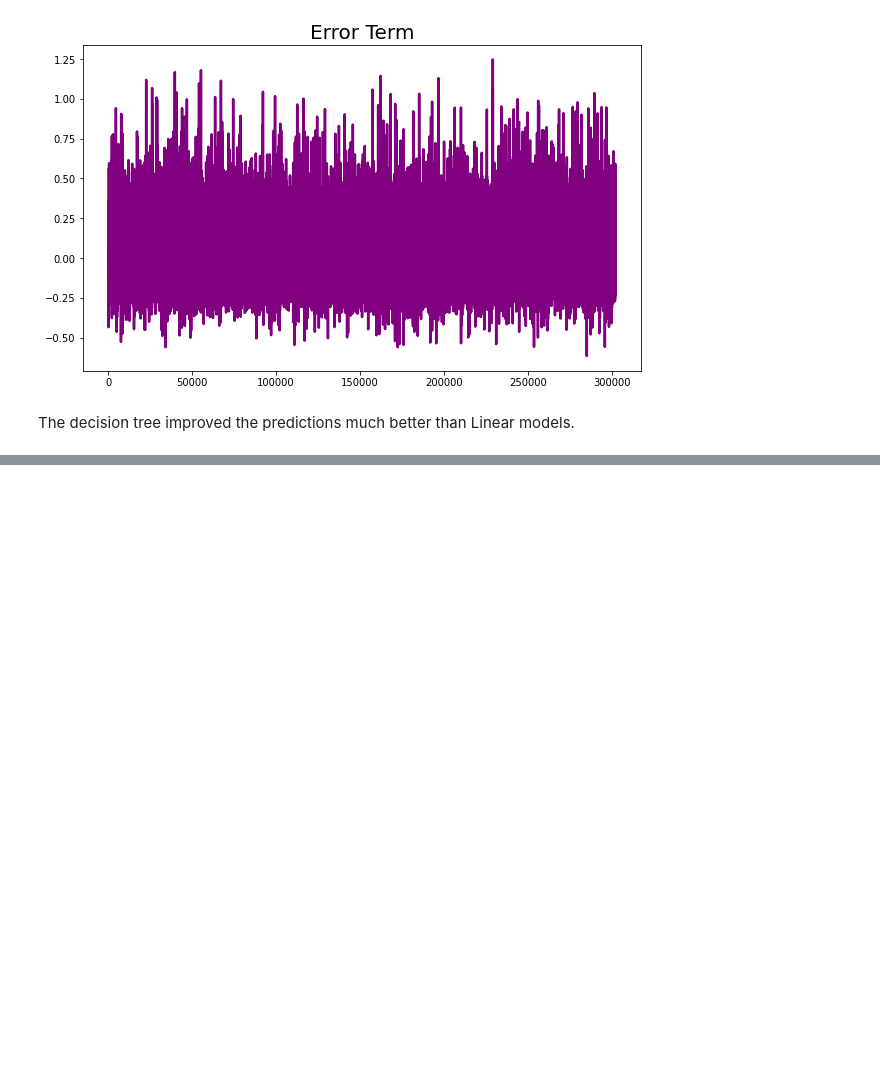
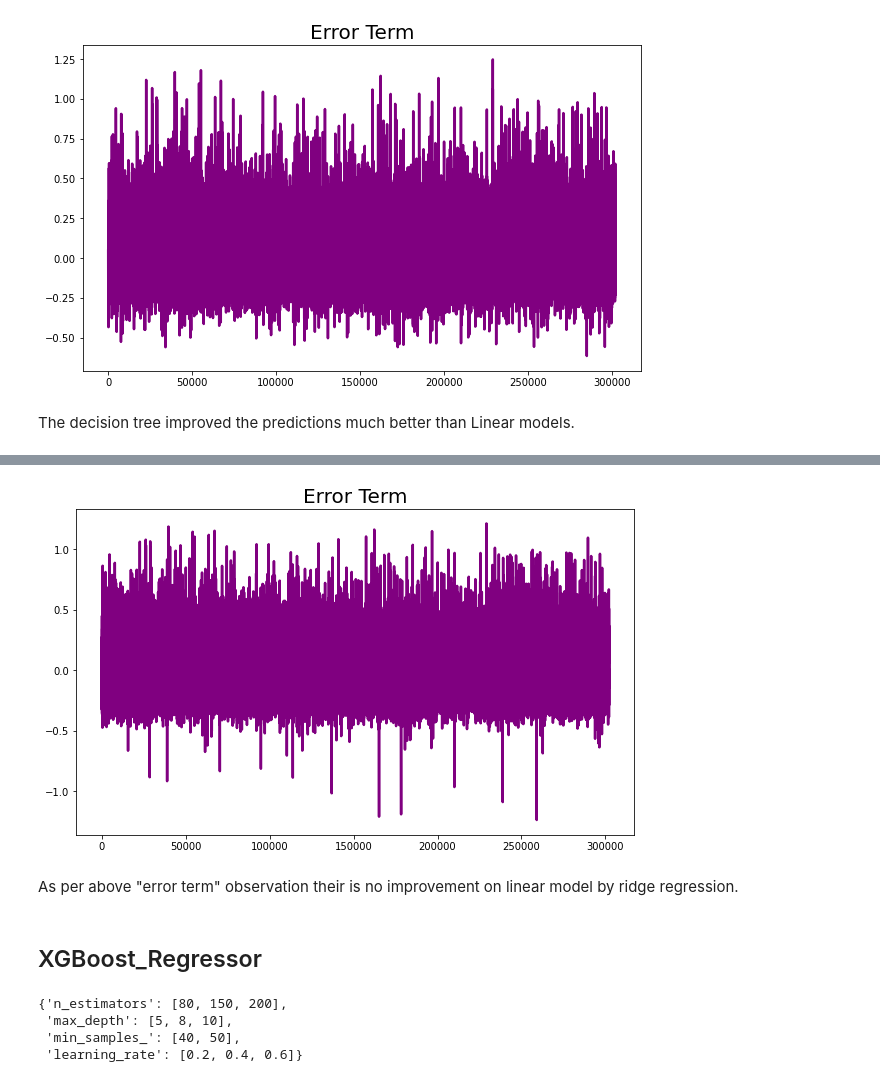
Before and after one commit to PUNEETSUBHANJI/NYC_Taxi_Trip_Time_prediction, a Jupyter notebook: NYC_Taxi_Trip_Time_prediction.ipynb, the cells around one changed output, grey strips where cells are left out. Cells and saved outputs as stored; diff of their text form; code cells hidden in the pictures; blank space fills up the shorter version.

```diff
--- a/NYC_Taxi_Trip_Time_prediction.ipynb
+++ b/NYC_Taxi_Trip_Time_prediction.ipynb
@@ -1113,0 +1200,12 @@ The decision tree improved the predictions much better than Linear models.
+# %%
+plt.figure(figsize= (10,6))
+c= [i for i in range(0, len(y_test))]
+plt.plot(c, y_test-y_pred_ridge_test, color='purple', linewidth=2.5, linestyle='-')
+plt.title('Error Term', fontsize=20)
+plt.show()
+# %% [output]
+[figure, added]
+# %% [markdown]
+As per above "error term" observation their is no improvement on linear model by ridge regression.
+# %% [markdown]
+## XGBoost_Regressor
@@ -1113,0 +1233,7 @@ The decision tree improved the predictions much better than Linear models.
+# %%
+param_xgb
+# %% [output]
+{'n_estimators': [80, 150, 200],
+ 'max_depth': [5, 8, 10],
+ 'min_samples_': [40, 50],
+ 'learning_rate': [0.2, 0.4, 0.6]}
```
Also changed, not shown: parts of 37 cells of this notebook.
